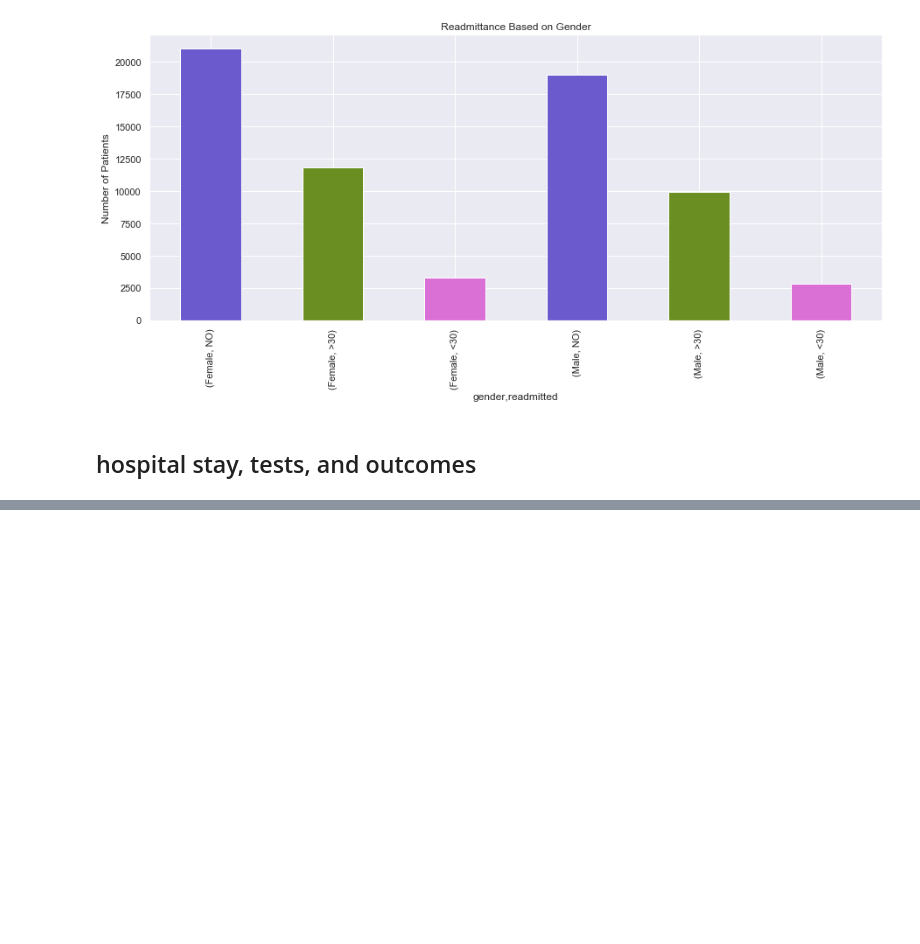
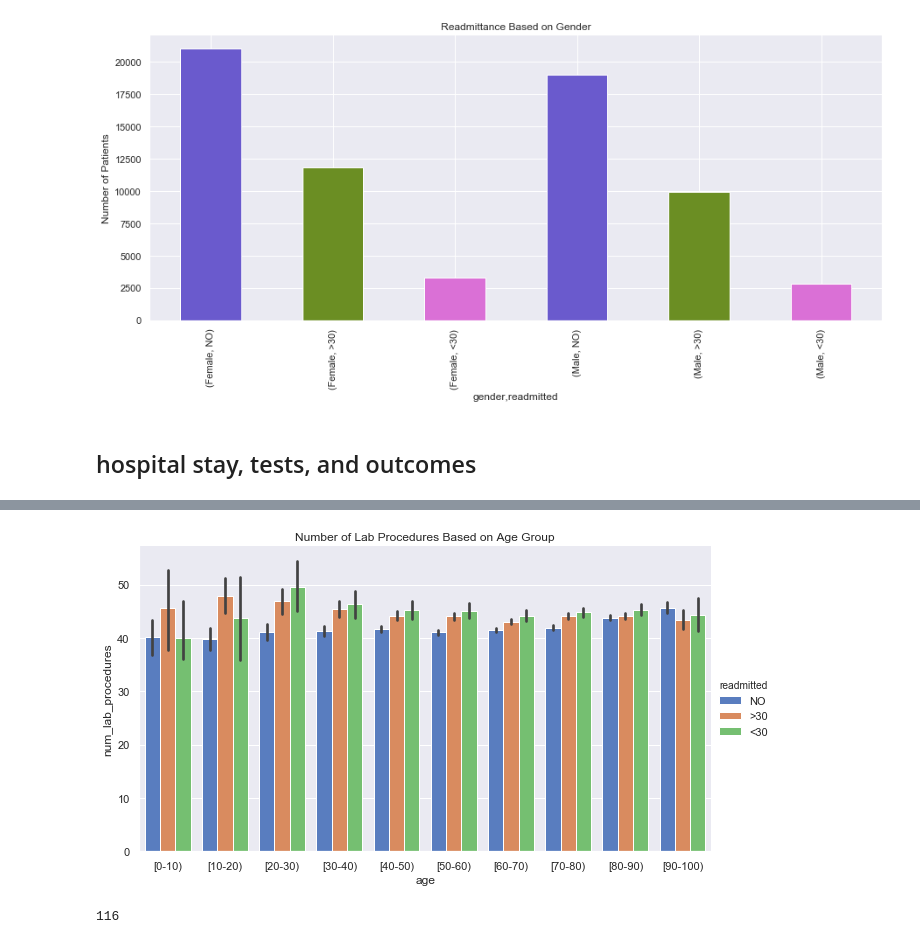
Before and after one commit to annasophiat/diabetic-readmissions, a Jupyter notebook: diabetes_storytelling.ipynb, the cells around one changed output, grey strips where cells are left out. Drawn from its saved outputs; the diff is of its cells as text; code cells hidden in the pictures; blank space fills up the shorter version.

```diff
--- a/diabetes_storytelling.ipynb
+++ b/diabetes_storytelling.ipynb
@@ -168,0 +176,11 @@ number_inpatient            67874 non-null int64
+# %%
+# time in hospital and readmitted
+sns.catplot(x='age', y='num_lab_procedures', hue='readmitted', palette='muted', aspect=1.75, kind='bar', data=diabetes)
+plt.title('Number of Lab Procedures Based on Age Group')
+plt.show()
+# %% [output]
+[figure, added]
+# %%
+len(diabetes.num_lab_procedures.value_counts())
+# %% [output]
+116
```
Also changed, not shown: parts of 11 cells of this notebook.
